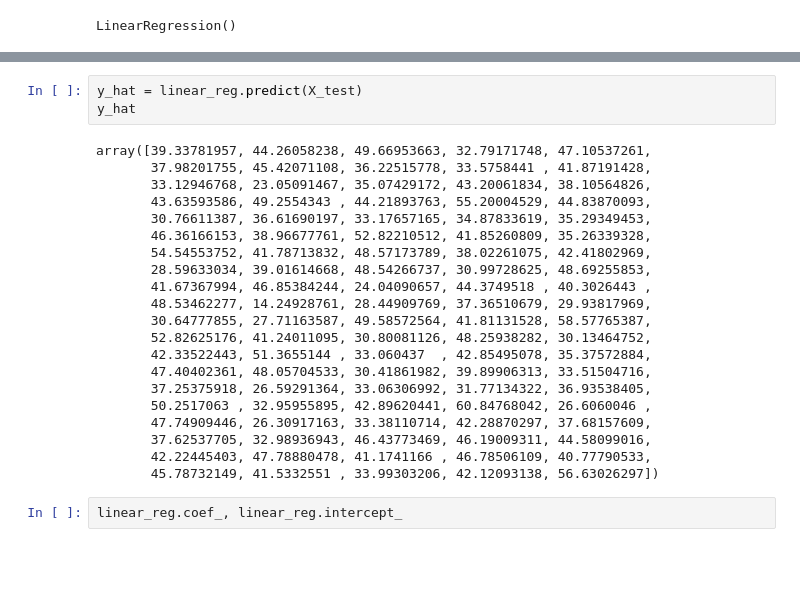
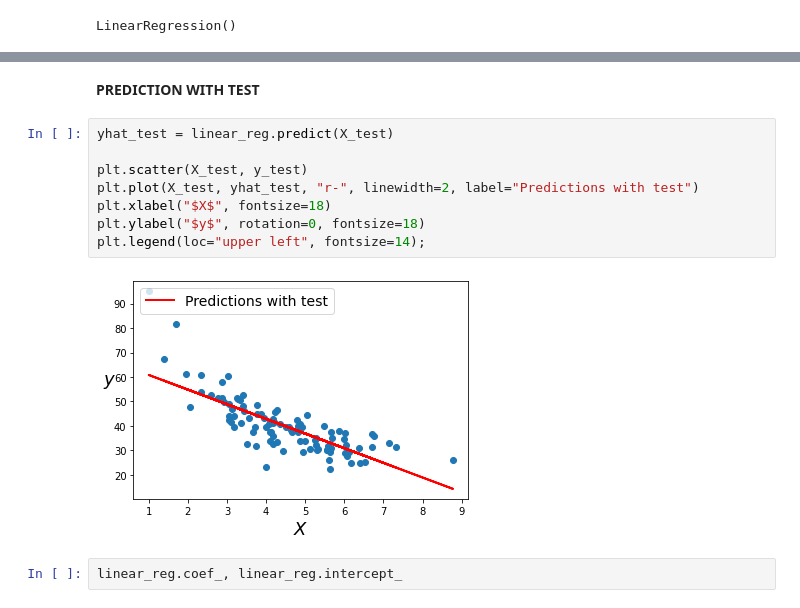
Before and after one commit to PosgradoMNA/actividades-de-aprendizaje-rafaelsangarcia, a Jupyter notebook: Semana9/Actividad/Regresion_lineal_polinomial_A01182780.ipynb, the cells around one changed output, grey strips where cells are left out. Saved outputs shown, nothing was run; the diff lists cells and outputs as text; blank space fills up the shorter version.

```diff
--- a/Semana9/Actividad/Regresion_lineal_polinomial_A01182780.ipynb
+++ b/Semana9/Actividad/Regresion_lineal_polinomial_A01182780.ipynb
@@ -351,27 +351,15 @@ plt.legend(loc="upper left", fontsize=14);
-# %%
-y_hat = linear_reg.predict(X_test)
-y_hat
-# %% [output]
-array([39.33781957, 44.26058238, 49.66953663, 32.79171748, 47.10537261,
-       37.98201755, 45.42071108, 36.22515778, 33.5758441 , 41.87191428,
-       33.12946768, 23.05091467, 35.07429172, 43.20061834, 38.10564826,
-       43.63593586, 49.2554343 , 44.21893763, 55.20004529, 44.83870093,
-       30.76611387, 36.61690197, 33.17657165, 34.87833619, 35.29349453,
-       46.36166153, 38.96677761, 52.82210512, 41.85260809, 35.26339328,
-       54.54553752, 41.78713832, 48.57173789, 38.02261075, 42.41802969,
-       28.59633034, 39.01614668, 48.54266737, 30.99728625, 48.69255853,
-       41.67367994, 46.85384244, 24.04090657, 44.3749518 , 40.3026443 ,
-       48.53462277, 14.24928761, 28.44909769, 37.36510679, 29.93817969,
-       30.64777855, 27.71163587, 49.58572564, 41.81131528, 58.57765387,
-       52.82625176, 41.24011095, 30.80081126, 48.25938282, 30.13464752,
-       42.33522443, 51.3655144 , 33.060437  , 42.85495078, 35.37572884,
-       47.40402361, 48.05704533, 30.41861982, 39.89906313, 33.51504716,
-       37.25375918, 26.59291364, 33.06306992, 31.77134322, 36.93538405,
-       50.2517063 , 32.95955895, 42.89620441, 60.84768042, 26.6060046 ,
-       47.74909446, 26.30917163, 33.38110714, 42.28870297, 37.68157609,
-       37.62537705, 32.98936943, 46.43773469, 46.19009311, 44.58099016,
-       42.22445403, 47.78880478, 41.1741166 , 46.78506109, 40.77790533,
-       45.78732149, 41.5332551 , 33.99303206, 42.12093138, 56.63026297])
+# %% [markdown]
+**PREDICTION WITH TEST**
+# %%
+yhat_test = linear_reg.predict(X_test)
+
+plt.scatter(X_test, y_test)
+plt.plot(X_test, yhat_test, "r-", linewidth=2, label="Predictions with test")
+plt.xlabel("$X$", fontsize=18)
+plt.ylabel("$y$", rotation=0, fontsize=18)
+plt.legend(loc="upper left", fontsize=14);
+# %% [output]
+[figure, added]
 # %%
 linear_reg.coef_, linear_reg.intercept_
 # %% [output]
```
Also changed, not shown: parts of 20 cells of this notebook.
